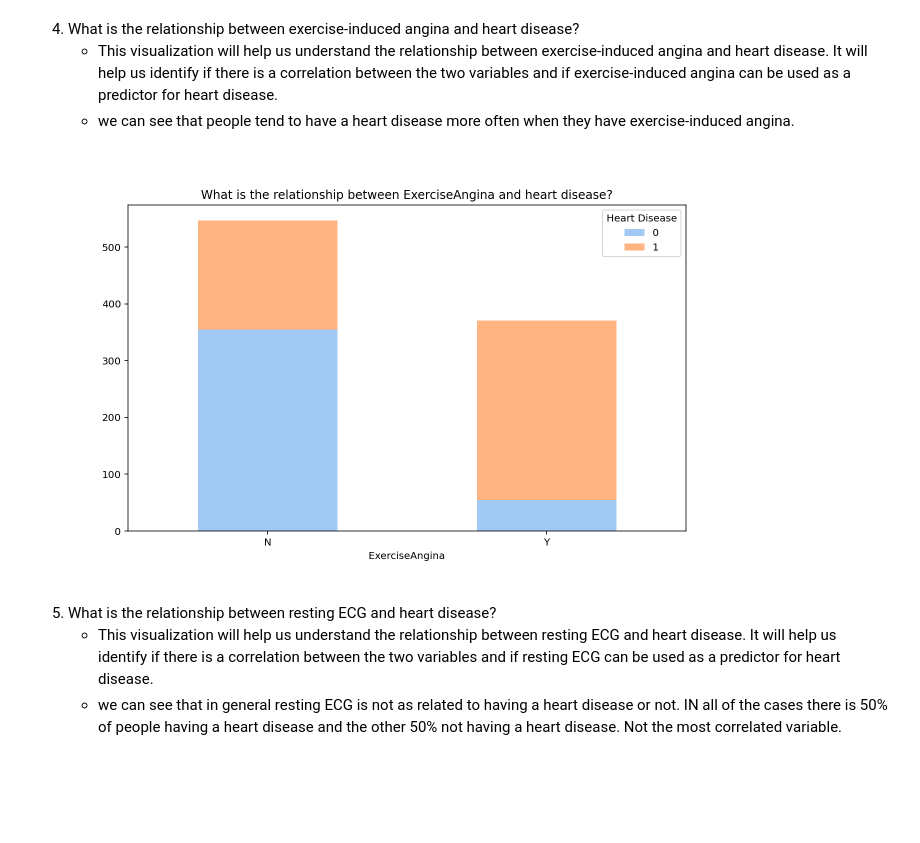
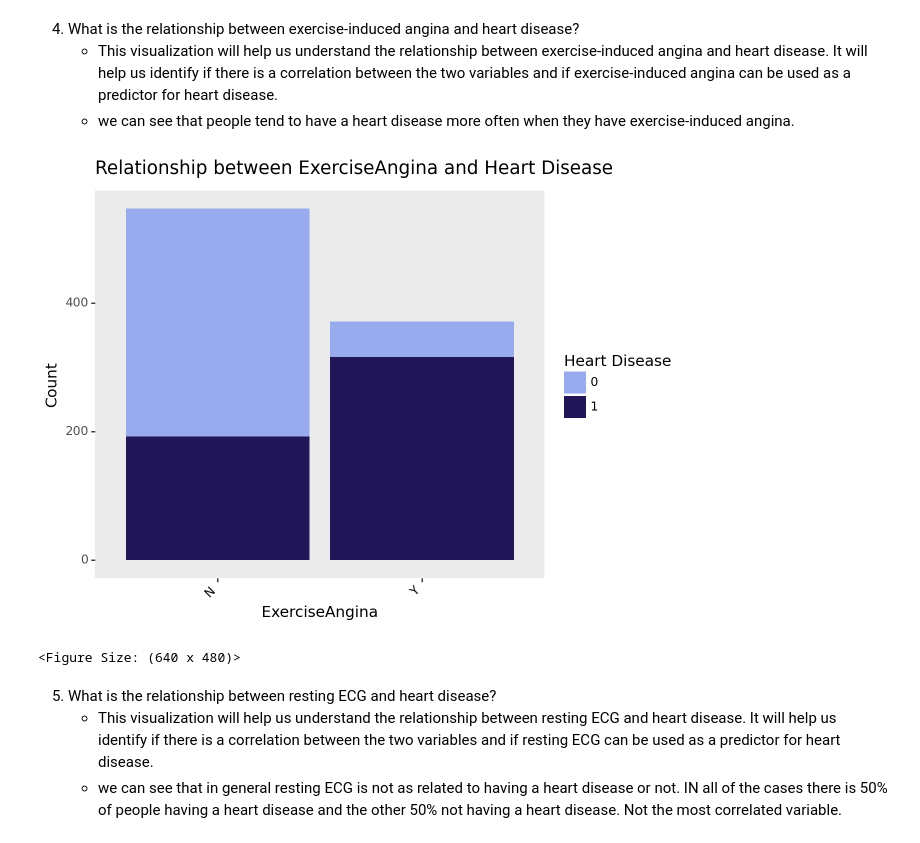
Before and after one commit to dgardunohorneffer/Captsone-AI, a Jupyter notebook: Notebooks/Daniela_Garduno/Notebook_Daniela.ipynb, the cells around one changed output. Saved outputs shown, nothing was run; the diff lists cells and outputs as text; code cells hidden in the pictures; blank space fills up the shorter version.

```diff
--- a/Notebooks/Daniela_Garduno/Notebook_Daniela.ipynb
+++ b/Notebooks/Daniela_Garduno/Notebook_Daniela.ipynb
@@ -159,21 +171,23 @@ plotting(df, 'ChestPainType')
 4. What is the relationship between exercise-induced angina and heart disease?
     * This visualization will help us understand the relationship between exercise-induced angina and heart disease. It will help us identify if there is a correlation between the two variables and if exercise-induced angina can be used as a predictor for heart disease.
     * we can see that people tend to have a heart disease more often when they have exercise-induced angina.
-# %%
-def plotting2(df, column):
-    data = df[[column, 'HeartDisease']]
-    #group data by ExerciseAngina and HeartDisease columns and count the number of occurrences
-    data = data.groupby([column, 'HeartDisease']).size().reset_index(name='count')
-    # pivot data to create a stacked bar chart
-    data = data.pivot(index= column, columns='HeartDisease', values='count')
-    ax = data.plot(kind='bar', stacked=True, rot=0, color=sns.color_palette('pastel'),figsize=(10,6))
-    ax.legend(title='Heart Disease', loc='upper right')
-    plt.title(f'What is the relationship between {column} and heart disease?', wrap=True);
-    return plt.show();
-
-plotting2(df, 'ExerciseAngina')
-# %% [output]
-[figure, removed]
+# %%
+def plotting2(df, column):
+        return (p9.ggplot(df, p9.aes(x=column, fill='factor(HeartDisease)')) +
+            p9.geom_bar(position='stack') +  # Changed position to 'stack'
+            p9.labs(title=f'Relationship between {column} and Heart Disease',
+                    x=column, y='Count', fill='Heart Disease') +
+            p9.theme(axis_text_x=p9.element_text(angle=45, hjust=1, color="black"),
+                     panel_grid_major=p9.element_blank(),
+                     panel_grid_minor=p9.element_blank()) +
+            p9.scale_fill_manual(values=['#98ABEE', '#201658']) +
+            p9.theme(legend_position='right'))
+
+
+plotting2(df, 'ExerciseAngina')
+# %% [output]
+[figure, added]
+<Figure Size: (640 x 480)>
 # %% [markdown]
 5. What is the relationship between resting ECG  and heart disease?
     * This visualization will help us understand the relationship between resting ECG and heart disease. It will help us identify if there is a correlation between the two variables and if resting ECG can be used as a predictor for heart disease.
```
Also changed, not shown: parts of 17 cells of this notebook.
